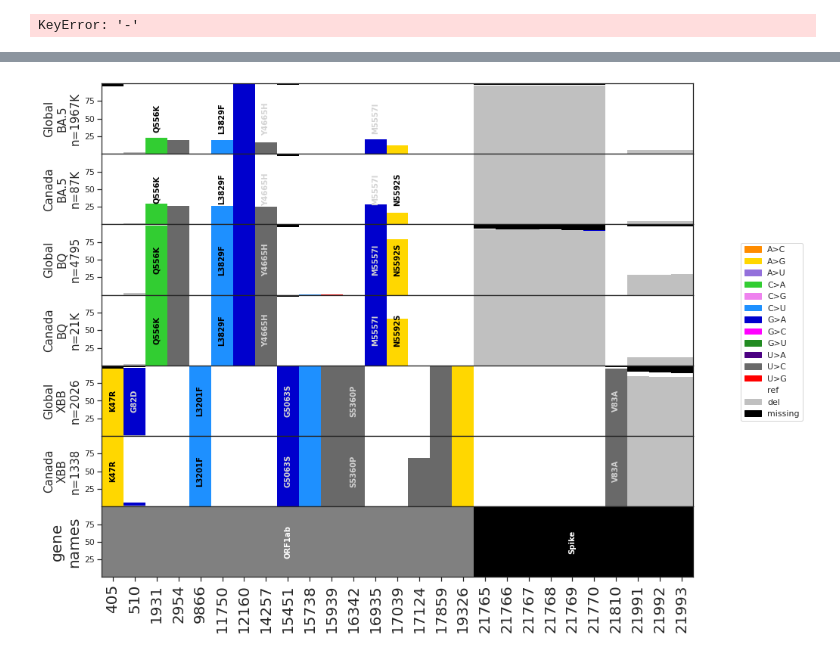
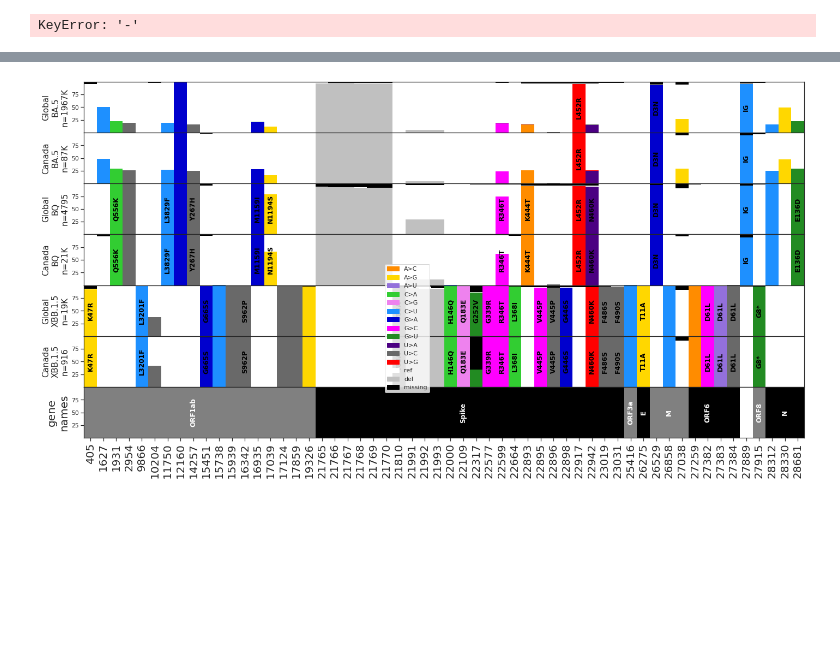
Before and after one commit to HussinLab/SARSCoV2_MutationnalGraph, a Jupyter notebook: mutational_graphs_copy_me_with_your_name.ipynb, the cells around one changed output, grey strips where cells are left out. Cells and saved outputs as stored; diff of their text form; code cells hidden in the pictures; blank space fills up the shorter version.

```diff
--- a/mutational_graphs_copy_me_with_your_name.ipynb
+++ b/mutational_graphs_copy_me_with_your_name.ipynb
@@ -146,21 +64,22 @@ TypeError: 'AxesSubplot' object is not subscriptable
 # %%
 ## An example !
 
-p="/lustre06/project/6065672/shared/covid-19/GISAID/2023_02_10/"
-namelist=["Global_BA.5","Canada_BA.5","Global_BQ","Canada_BQ","Global_XBB","Canada_XBB"]
+p="/home/rp/"
+namelist=["Global_BA.5","Canada_BA.5","Global_BQ","Canada_BQ","Global_XBB.1.5","Canada_XBB.1.5"]
 pathlist=[p+i.replace("_","_variations_files/msaCodon_0210_")+".var" for i in namelist]
 
 namelist=[i.replace("_","\n") for i in namelist]
 tablelist=openfiles(pathlist)
 
 pospos=[]
 for t in tablelist:
-    pospos+=getpositions([t],percentmin=50,addmissing=False)
+    pospos+=getpositions([t],percentmin=25,addmissing=False)
 poslist=[val for val,count in np.transpose(np.unique(pospos, return_counts=True)) if count!=len(pathlist)]
+poslist+=[29942]
 #poslist=getpositions(tablelist,percentmin=90,addmissing=False)
 
-poslist=[i for i in poslist if i>50 and i<29950 and i <22000]
+poslist=[i for i in poslist if i>50 and i<29850]
 
 bighist(tablelist,poslist,namelist,mytitle="",PDFname="")
 # %% [output]
-[figure, old version]
+[figure, new version]
```
Also changed, not shown: parts of 2 cells of this notebook, 5 other files.
